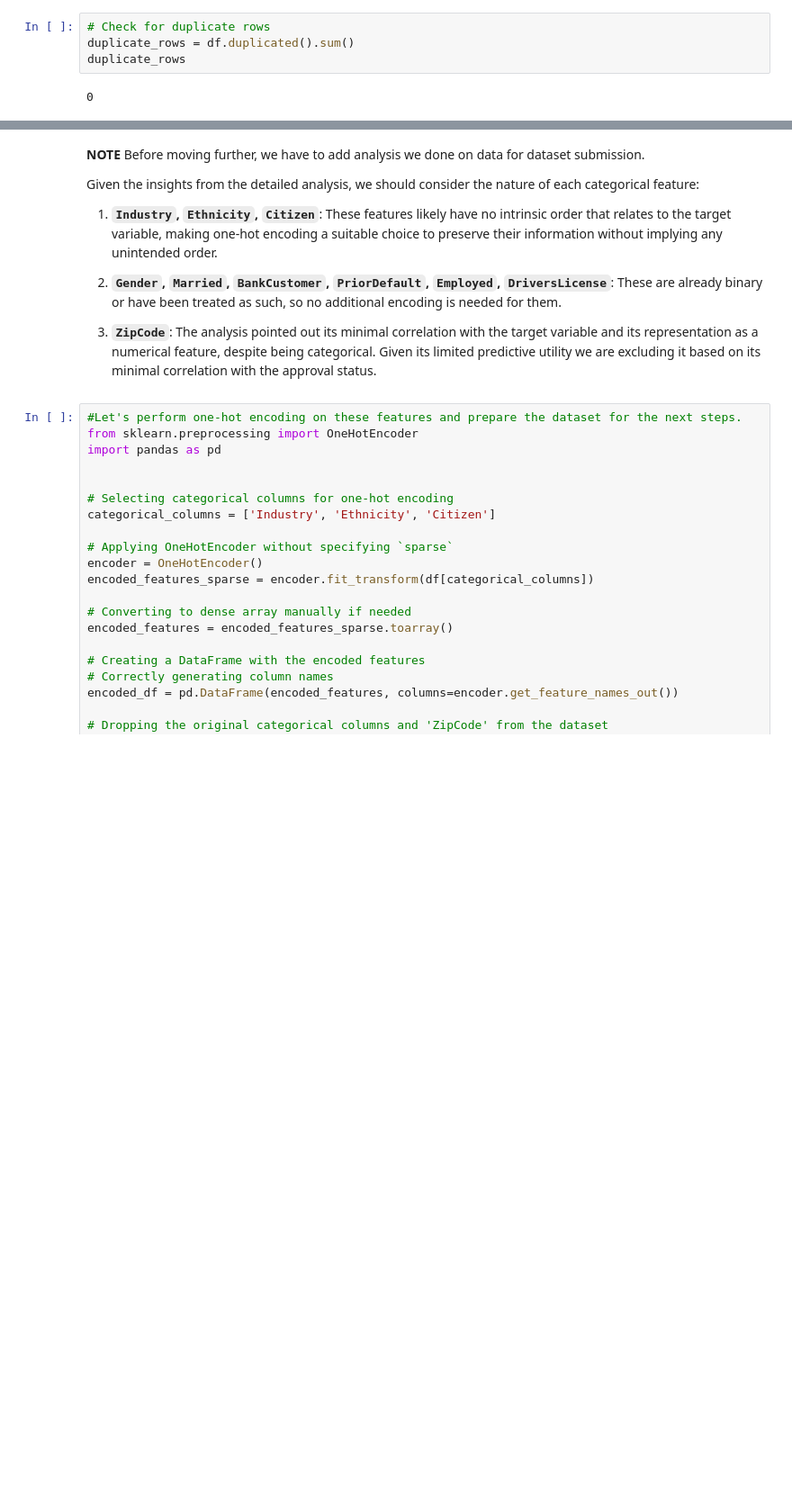
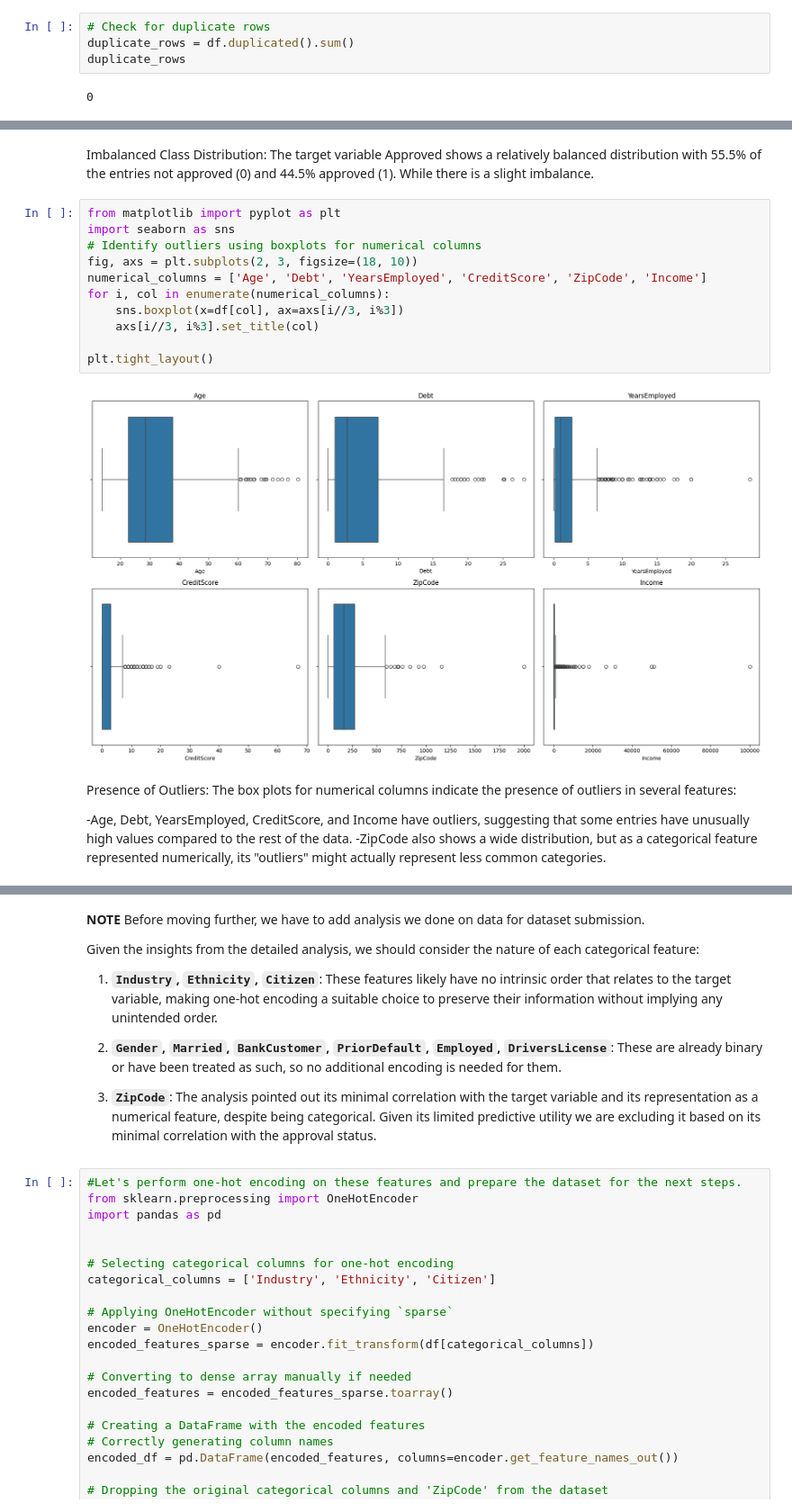
Before and after one commit to ZahirAhmadChaudhry/credit-cards-approval-classification-using-SVM, a Jupyter notebook: src/Data_Preprocessing.ipynb, the cells around one changed output, grey strips where cells are left out. Shown: that part at 90% size. Saved outputs shown, nothing was run; the diff lists cells and outputs as text; blank space fills up the shorter version.

```diff
--- a/src/Data_Preprocessing.ipynb
+++ b/src/Data_Preprocessing.ipynb
@@ -67,0 +77,20 @@ duplicate_rows
+# %% [markdown]
+Imbalanced Class Distribution: The target variable Approved shows a relatively balanced distribution with 55.5% of the entries not approved (0) and 44.5% approved (1). While there is a slight imbalance.
+# %%
+from matplotlib import pyplot as plt
+import seaborn as sns
+# Identify outliers using boxplots for numerical columns
+fig, axs = plt.subplots(2, 3, figsize=(18, 10))
+numerical_columns = ['Age', 'Debt', 'YearsEmployed', 'CreditScore', 'ZipCode', 'Income']
+for i, col in enumerate(numerical_columns):
+    sns.boxplot(x=df[col], ax=axs[i//3, i%3])
+    axs[i//3, i%3].set_title(col)
+
+plt.tight_layout()
+# %% [output]
+[figure, added]
+# %% [markdown]
+Presence of Outliers: The box plots for numerical columns indicate the presence of outliers in several features:
+
+-Age, Debt, YearsEmployed, CreditScore, and Income have outliers, suggesting that some entries have unusually high values compared to the rest of the data.
+-ZipCode also shows a wide distribution, but as a categorical feature represented numerically, its "outliers" might actually represent less common categories.
```
Also changed, not shown: parts of 5 cells of this notebook, 3 other files.
